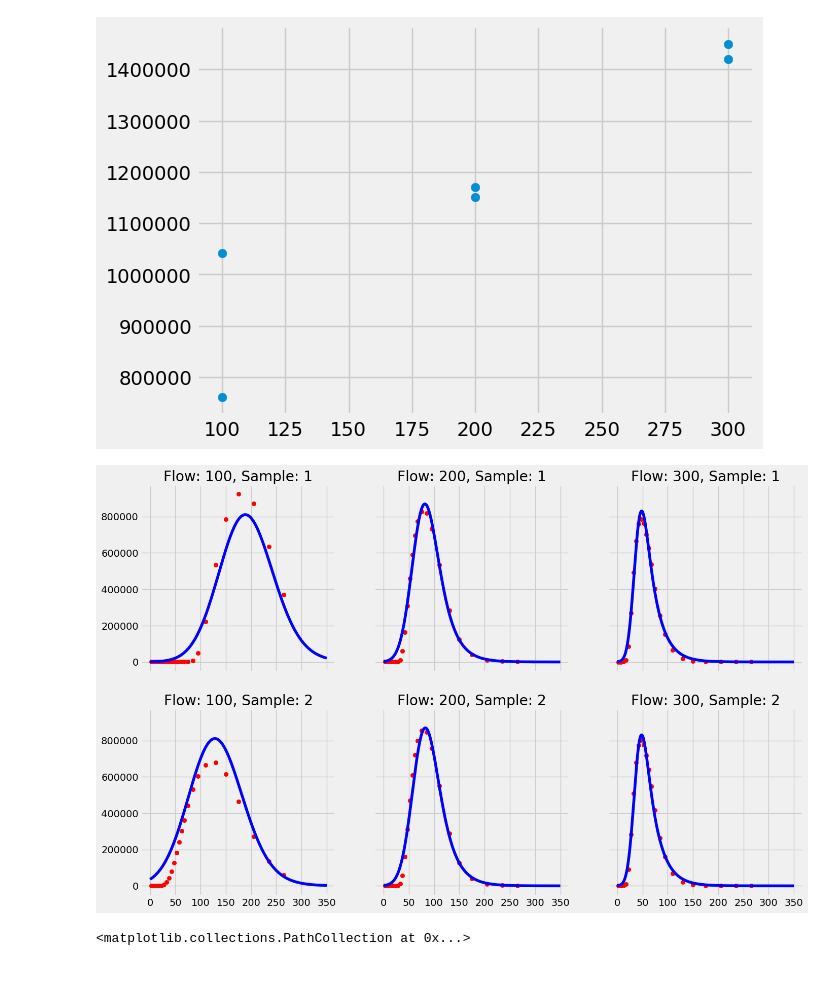
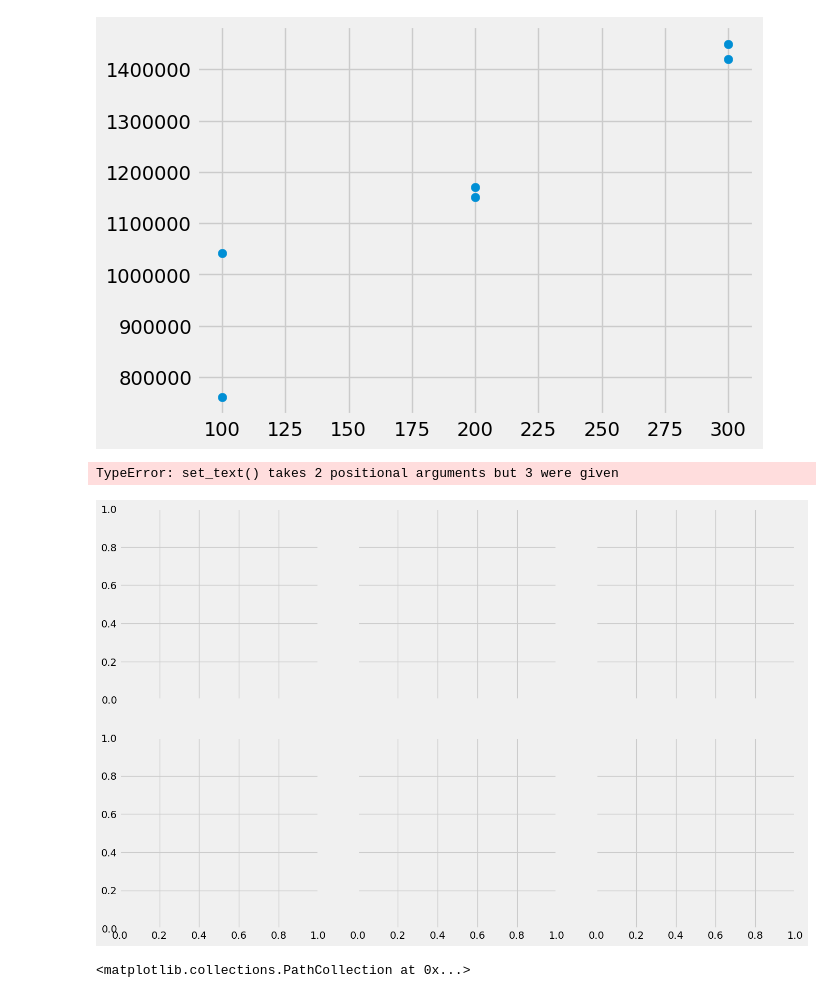
Before and after one commit to MesRot/SMAT_projekti, a Jupyter notebook: src/optimointi_aloitus_v.1.2.ipynb, the cells around one changed output. Saved outputs shown, nothing was run; the diff lists cells and outputs as text; code cells hidden in the pictures.

```diff
--- a/src/optimointi_aloitus_v.1.2.ipynb
+++ b/src/optimointi_aloitus_v.1.2.ipynb
@@ -364,30 +364,32 @@ plt.scatter(results_df["flow"], results_df["h"])
 # %%
 def plot_against_predictions_all(results_df, df, param_dict, save=False):
     x_range = np.linspace(0, 350, 700)
     plt.style.use('fivethirtyeight')
     fig, ax = plt.subplots(2, 3, figsize=(15, 10), sharex=True, sharey=True, num="bmh")
     for i, group in df.groupby(["flow", "sample"]):
         flow, sample = i
         row, column = sample - 1, int(flow / 100 - 1)
         mu_x, sigma, lambda_, h = get_model_params(flow=flow, results_df = results_df, parameter_dict=param_dict)
         r2 = get_r2(group, [mu_x["mu_x"], sigma["sigma"], lambda_["lambda_"], h["h"]])
+        r2 = str(round(r2, 2))
         mu = (group["input_x_max"] + mu_x["mu_x"] * 1000 / flow).iloc[0]
         emg_vals = EMG(x_range, mu, sigma["sigma"], lambda_["lambda_"], h["h"])
-        ax[row, column].title.set_text(f"Flow: {flow}, Sample: {sample}")
+        ax[row, column].title.set_text(f"Flow: {flow}, Sample: {sample}, R2: {r2}", 4)
         ax[row, column].scatter(group["midpoint"], group["tissue"], color="r")
         ax[row, column].plot(x_range, emg_vals, color="b")
     if save:
         fig.savefig("all_predictions.jpg")
     plt.style.use("default")
 param_dict = {
     "mu_x_count": 1,
     "sigma_count": 2,
     "lambda_count": 1,
     "h_count": 1
 }
 plot_against_predictions_all(results_df, df, param_dict)
 # %% [output]
+TypeError: set_text() takes 2 positional arguments but 3 were given
-[figure, old version]
+[figure, new version]
 # %%
 
 def get_model_params(flow, results_df, parameter_dict):
```
